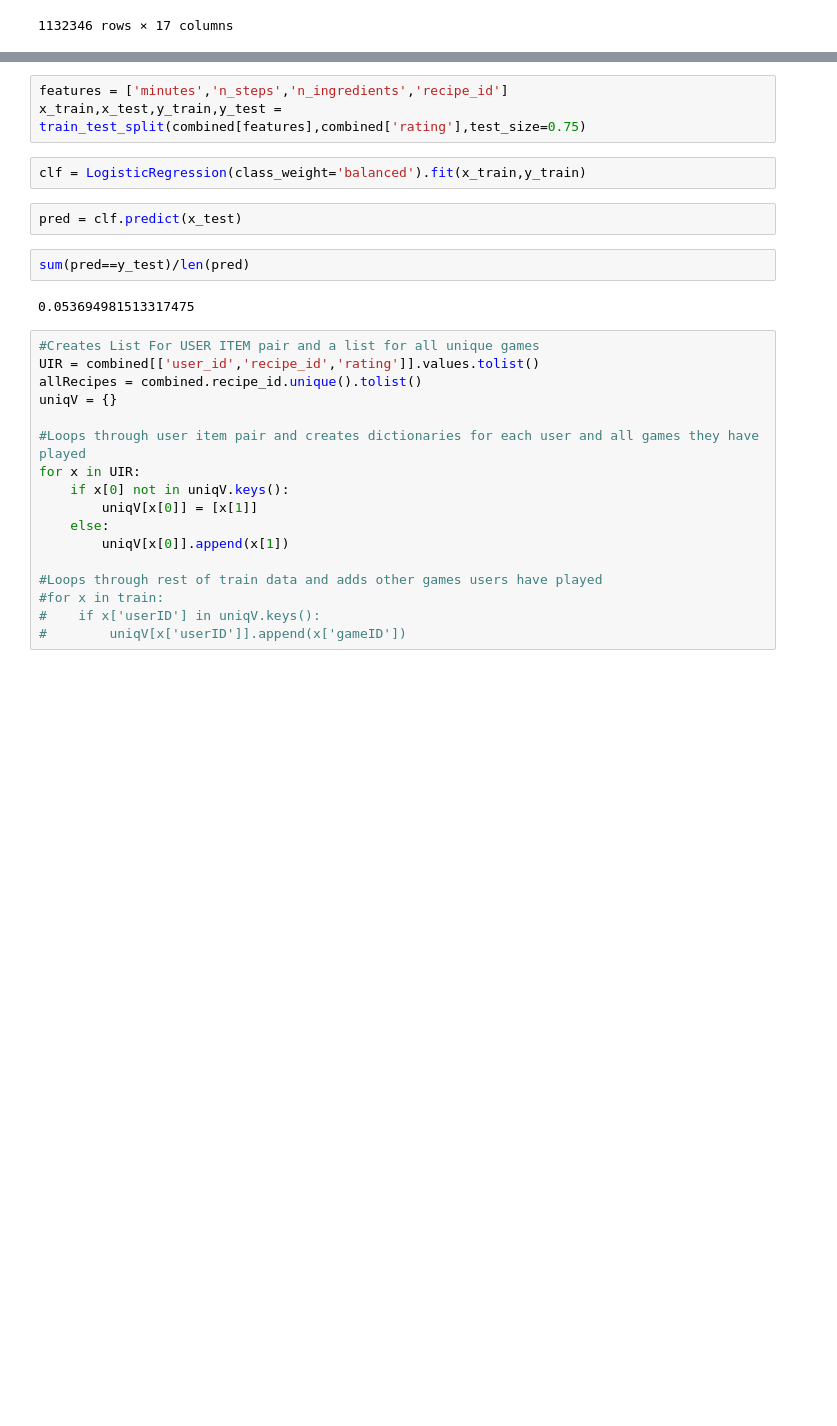
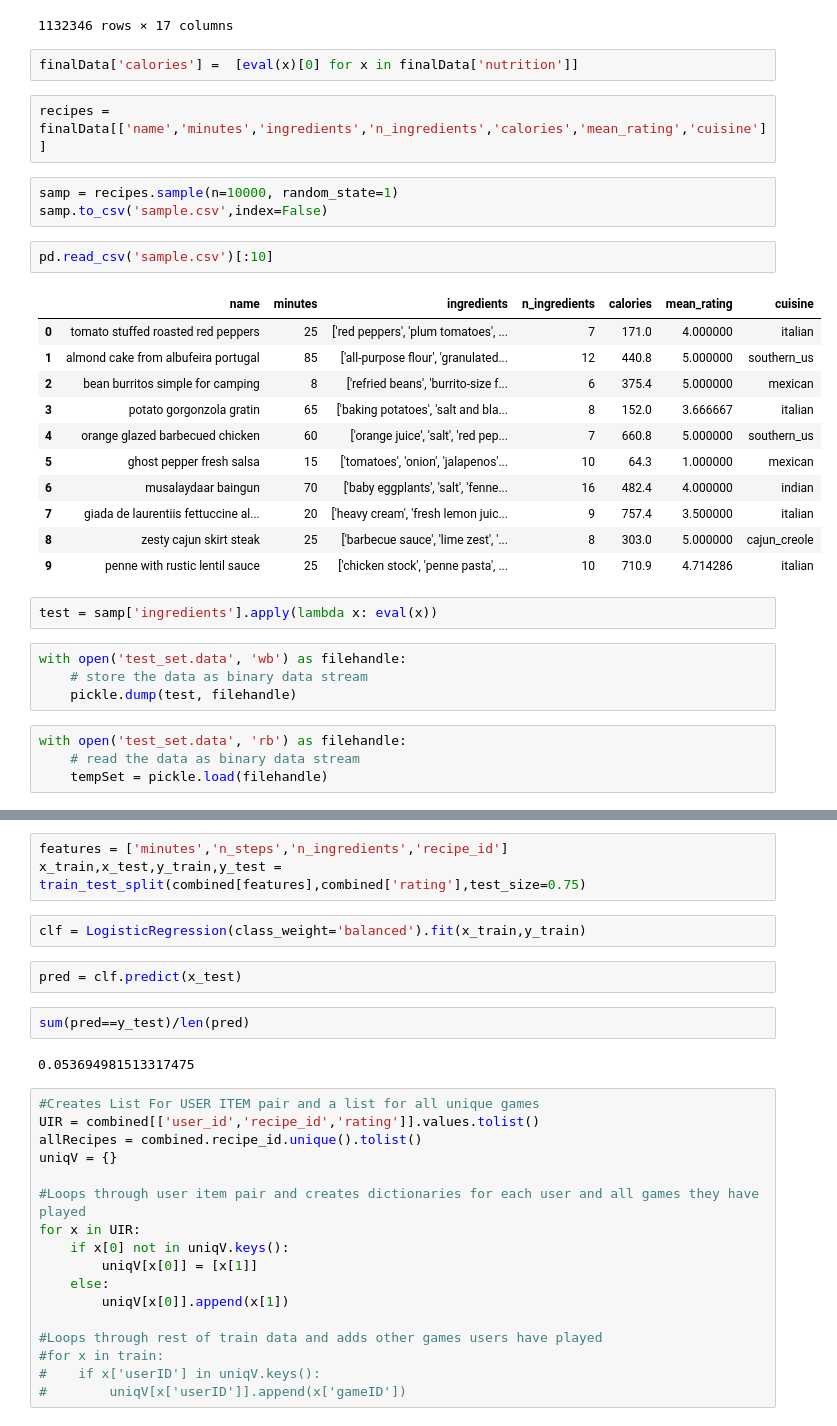
Before and after one commit to ajf01/Recipe-Recommendation, a Jupyter notebook: notebooks/Testing Models.ipynb, the cells around one changed output, grey strips where cells are left out. Saved outputs shown, nothing was run; the diff lists cells and outputs as text; blank space fills up the shorter version.

```diff
--- a/notebooks/Testing Models.ipynb
+++ b/notebooks/Testing Models.ipynb
@@ -107,3 +124,34 @@ combined
 | 1132344 | cookies by design sugar shortbrea... | 298509 | 20 | 506822 | 2008-04-15 | ['30-minutes-or-less', 'time-to-m... | [174.9, 14.0, 33.0, 4.0, 4.0, 11.... | 5 | ['whip sugar and shortening in a ... | ... |
 | 1132345 | cookies by design sugar shortbrea... | 298509 | 20 | 506822 | 2008-04-15 | ['30-minutes-or-less', 'time-to-m... | [174.9, 14.0, 33.0, 4.0, 4.0, 11.... | 5 | ['whip sugar and shortening in a ... | ... |
 1132346 rows × 17 columns
+# %%
+finalData['calories'] =  [eval(x)[0] for x in finalData['nutrition']]
+# %%
+recipes = finalData[['name','minutes','ingredients','n_ingredients','calories','mean_rating','cuisine']]
+# %%
+samp = recipes.sample(n=10000, random_state=1)
+samp.to_csv('sample.csv',index=False)
+# %%
+pd.read_csv('sample.csv')[:10]
+# %% [output]
+|  | name | minutes | ingredients | n_ingredients | calories | mean_rating | cuisine |
+| 0 | tomato stuffed roasted red peppers | 25 | ['red peppers', 'plum tomatoes', ... | 7 | 171.0 | 4.000000 | italian |
+| 1 | almond cake from albufeira portugal | 85 | ['all-purpose flour', 'granulated... | 12 | 440.8 | 5.000000 | southern_us |
+| 2 | bean burritos simple for camping | 8 | ['refried beans', 'burrito-size f... | 6 | 375.4 | 5.000000 | mexican |
+| 3 | potato gorgonzola gratin | 65 | ['baking potatoes', 'salt and bla... | 8 | 152.0 | 3.666667 | italian |
+| 4 | orange glazed barbecued chicken | 60 | ['orange juice', 'salt', 'red pep... | 7 | 660.8 | 5.000000 | southern_us |
+| 5 | ghost pepper fresh salsa | 15 | ['tomatoes', 'onion', 'jalapenos'... | 10 | 64.3 | 1.000000 | mexican |
+| 6 | musalaydaar baingun | 70 | ['baby eggplants', 'salt', 'fenne... | 16 | 482.4 | 4.000000 | indian |
+| 7 | giada de laurentiis fettuccine al... | 20 | ['heavy cream', 'fresh lemon juic... | 9 | 757.4 | 3.500000 | italian |
+| 8 | zesty cajun skirt steak | 25 | ['barbecue sauce', 'lime zest', '... | 8 | 303.0 | 5.000000 | cajun_creole |
+| 9 | penne with rustic lentil sauce | 25 | ['chicken stock', 'penne pasta', ... | 10 | 710.9 | 4.714286 | italian |
+# %%
+test = samp['ingredients'].apply(lambda x: eval(x))
+# %%
+with open('test_set.data', 'wb') as filehandle:
+    # store the data as binary data stream
+    pickle.dump(test, filehandle)
+# %%
+with open('test_set.data', 'rb') as filehandle:
+    # read the data as binary data stream
+    tempSet = pickle.load(filehandle)
```
Also changed, not shown: parts of 3 cells of this notebook, 2 other files.
